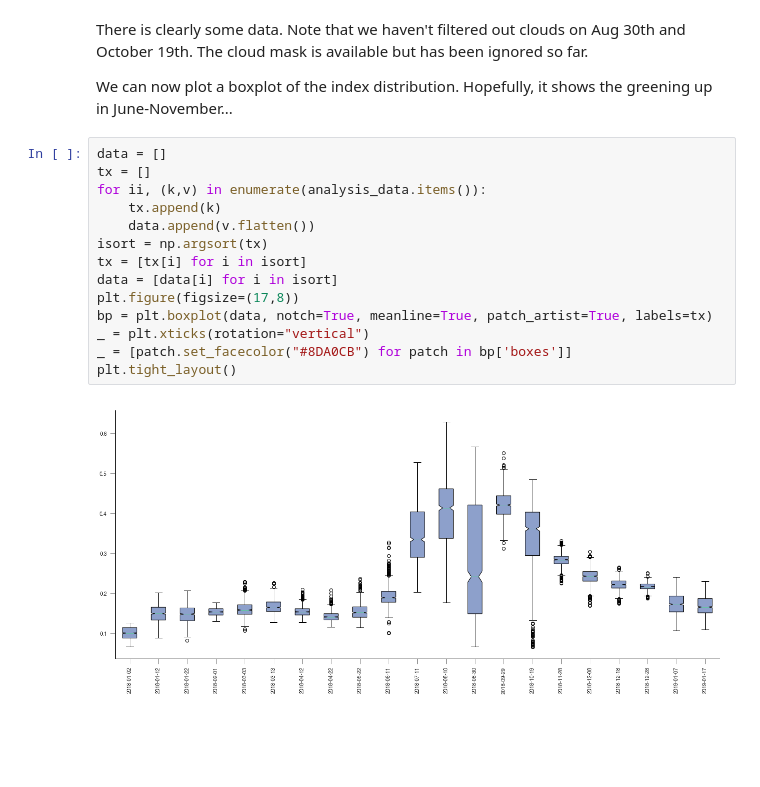
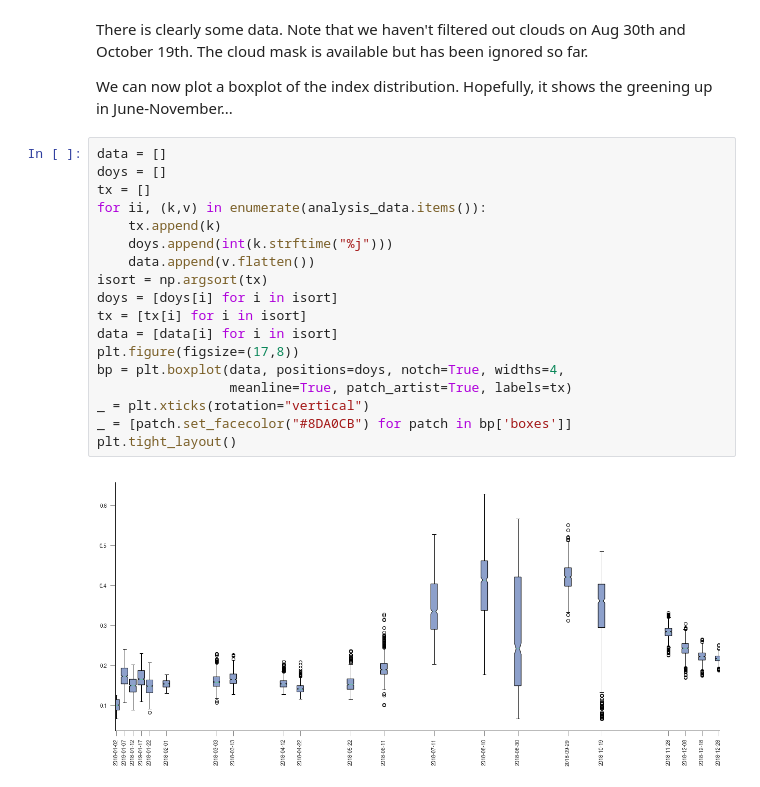
Before and after one commit to jgomezdans/demo_ghana, a Jupyter notebook: examine_data.ipynb, the cells around one changed output. Cells and saved outputs as stored; diff of their text form; blank space fills up the shorter version.

Commit message:
boxplot now has scaled xaxis

```diff
--- a/examine_data.ipynb
+++ b/examine_data.ipynb
@@ -47,17 +47,21 @@ There is clearly some data. Note that we haven't filtered out clouds on Aug 30th
 We can now plot a boxplot of the index distribution. Hopefully, it shows the greening up in June-November...
 # %%
 data = []
+doys = []
 tx = []
 for ii, (k,v) in enumerate(analysis_data.items()):
     tx.append(k)
+    doys.append(int(k.strftime("%j")))
     data.append(v.flatten())
 isort = np.argsort(tx)
+doys = [doys[i] for i in isort]
 tx = [tx[i] for i in isort]
 data = [data[i] for i in isort]
 plt.figure(figsize=(17,8))
-bp = plt.boxplot(data, notch=True, meanline=True, patch_artist=True, labels=tx)
+bp = plt.boxplot(data, positions=doys, notch=True, widths=4,
+                 meanline=True, patch_artist=True, labels=tx)
 _ = plt.xticks(rotation="vertical")
 _ = [patch.set_facecolor("#8DA0CB") for patch in bp['boxes']]
 plt.tight_layout()
 # %% [output]
-[figure, old version]
+[figure, new version]
```
